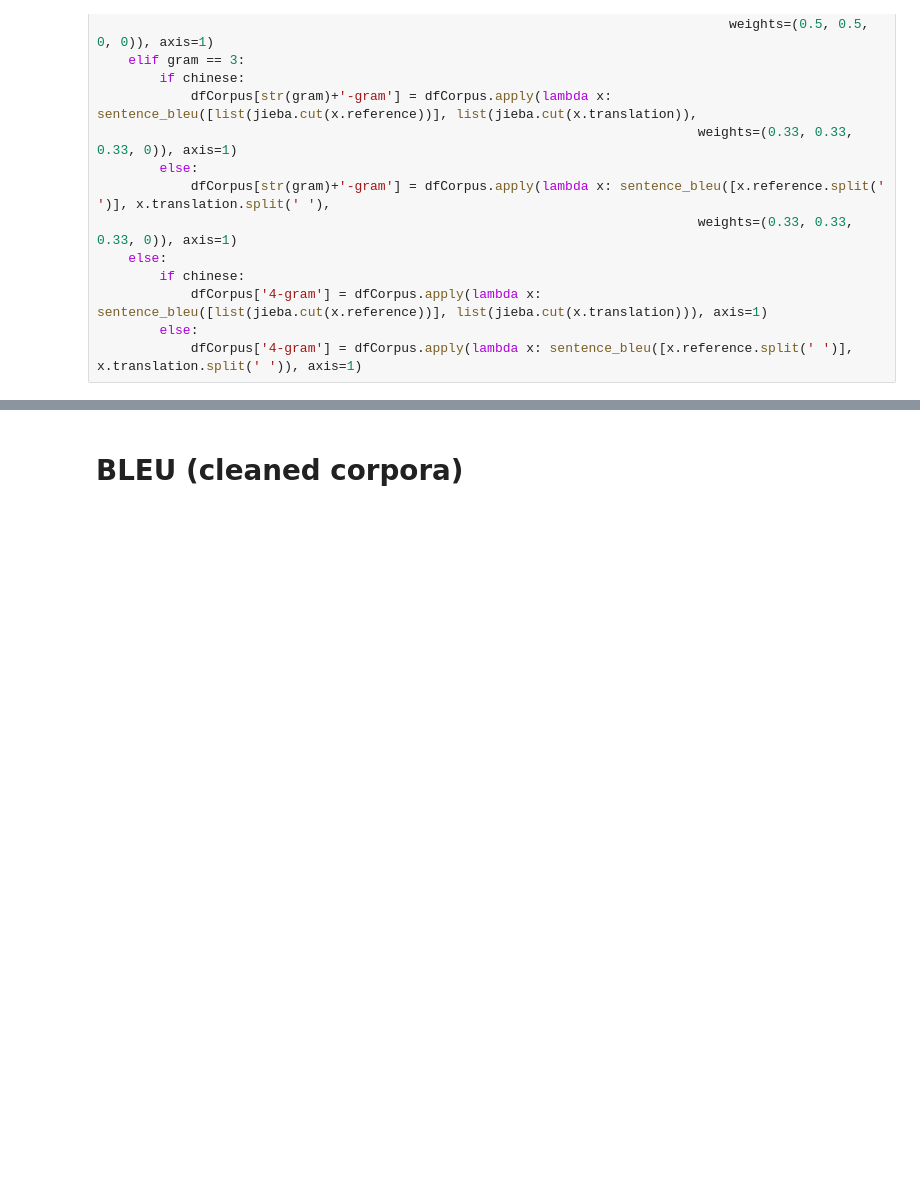
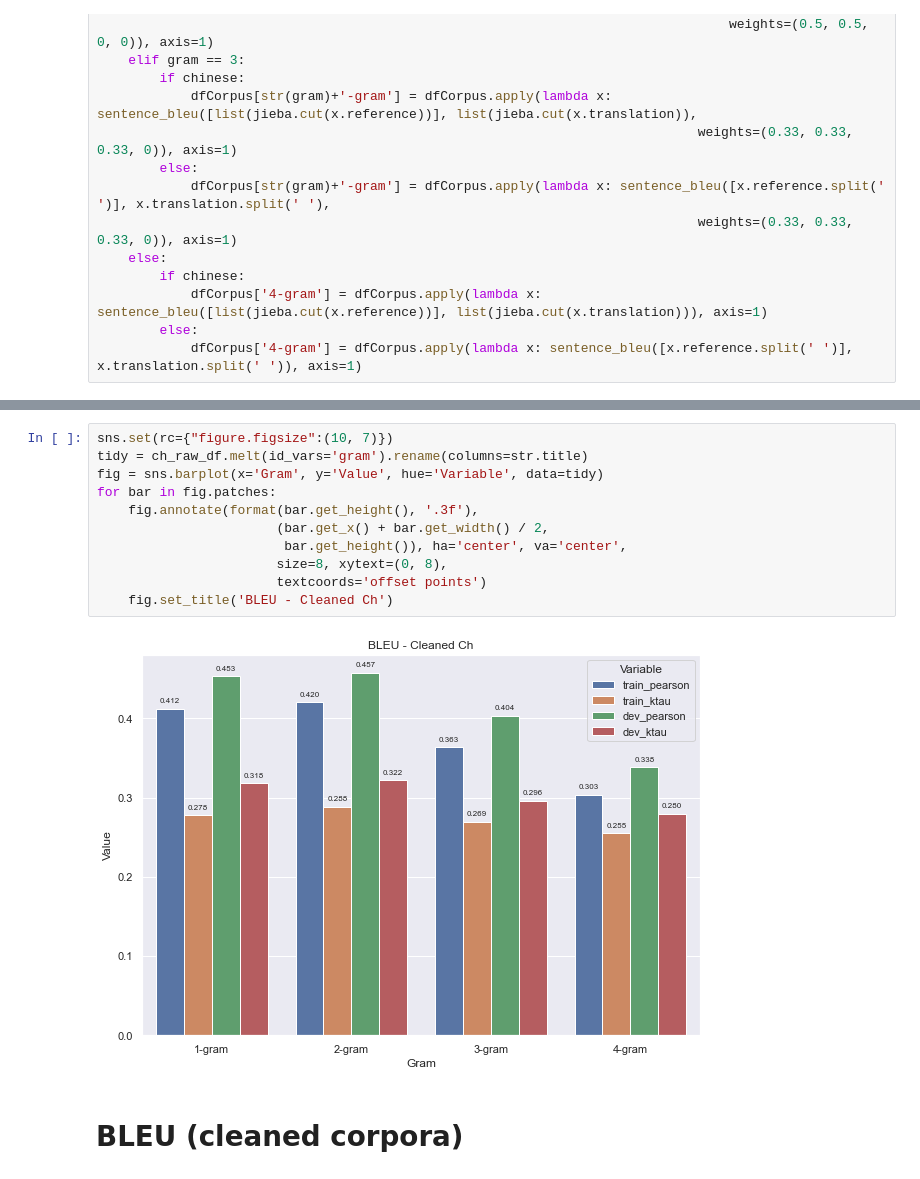
Before and after one commit to LorenzoPigozzi/TM_Project, a Jupyter notebook: BLEU.ipynb, the cells around one changed output, grey strips where cells are left out. Drawn from its saved outputs; the diff is of its cells as text; blank space fills up the shorter version.

```diff
--- a/BLEU.ipynb
+++ b/BLEU.ipynb
@@ -327,3 +370,16 @@ Test - Pearson: 0.3173738174299411; Kendall Tau: 0.27480805652814255
+# %%
+sns.set(rc={"figure.figsize":(10, 7)})
+tidy = ch_raw_df.melt(id_vars='gram').rename(columns=str.title)
+fig = sns.barplot(x='Gram', y='Value', hue='Variable', data=tidy)
+for bar in fig.patches:
+    fig.annotate(format(bar.get_height(), '.3f'),
+                       (bar.get_x() + bar.get_width() / 2,
+                        bar.get_height()), ha='center', va='center',
+                       size=8, xytext=(0, 8),
+                       textcoords='offset points')
+    fig.set_title('BLEU - Cleaned Ch')
+# %% [output]
+[figure, added]
 # %% [markdown]
 # BLEU (cleaned corpora)
 # %%
```
Also changed, not shown: parts of 11 cells of this notebook.
